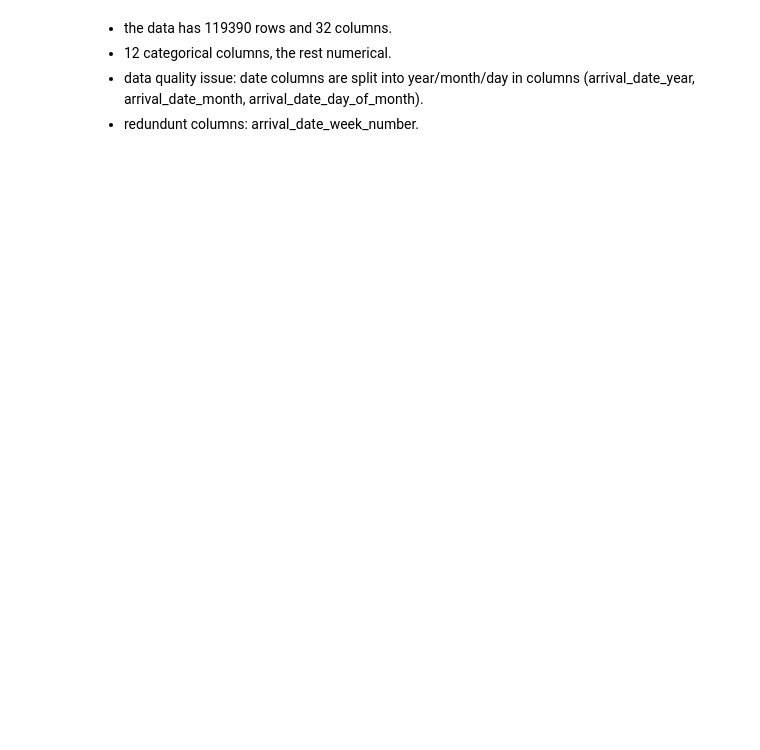
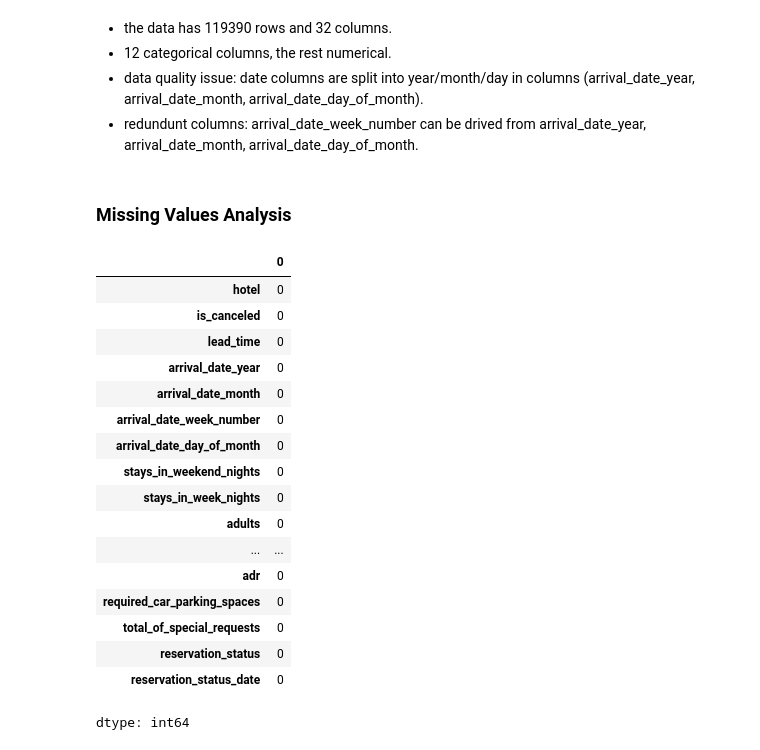
Before and after one commit to abanoub-refaat/gtc-ml-project1-hotel-bookings, a Jupyter notebook: GTC_project_01.ipynb, the cells around one changed output. Drawn from its saved outputs; the diff is of its cells as text; code cells hidden in the pictures; blank space fills up the shorter version.

```diff
--- a/GTC_project_01.ipynb
+++ b/GTC_project_01.ipynb
@@ -36,6 +81,29 @@ df.describe()
 - the data has 119390 rows and 32 columns.
 - 12 categorical columns, the rest numerical.
 - data quality issue: date columns are split into year/month/day in columns (arrival_date_year, arrival_date_month, arrival_date_day_of_month).
-- redundunt columns: arrival_date_week_number.
+- redundunt columns: arrival_date_week_number can be drived from arrival_date_year, arrival_date_month, arrival_date_day_of_month.
+# %% [markdown]
+### Missing Values Analysis
+# %%
+df.isnull().sum()
+# %% [output]
+|  | 0 |
+| hotel | 0 |
+| is_canceled | 0 |
+| lead_time | 0 |
+| arrival_date_year | 0 |
+| arrival_date_month | 0 |
+| arrival_date_week_number | 0 |
+| arrival_date_day_of_month | 0 |
+| stays_in_weekend_nights | 0 |
+| stays_in_week_nights | 0 |
+| adults | 0 |
+| ... | ... |
+| adr | 0 |
+| required_car_parking_spaces | 0 |
+| total_of_special_requests | 0 |
+| reservation_status | 0 |
+| reservation_status_date | 0 |
+dtype: int64
 # %%
 msno.matrix(df)
```
Also changed, not shown: parts of 35 cells of this notebook.
